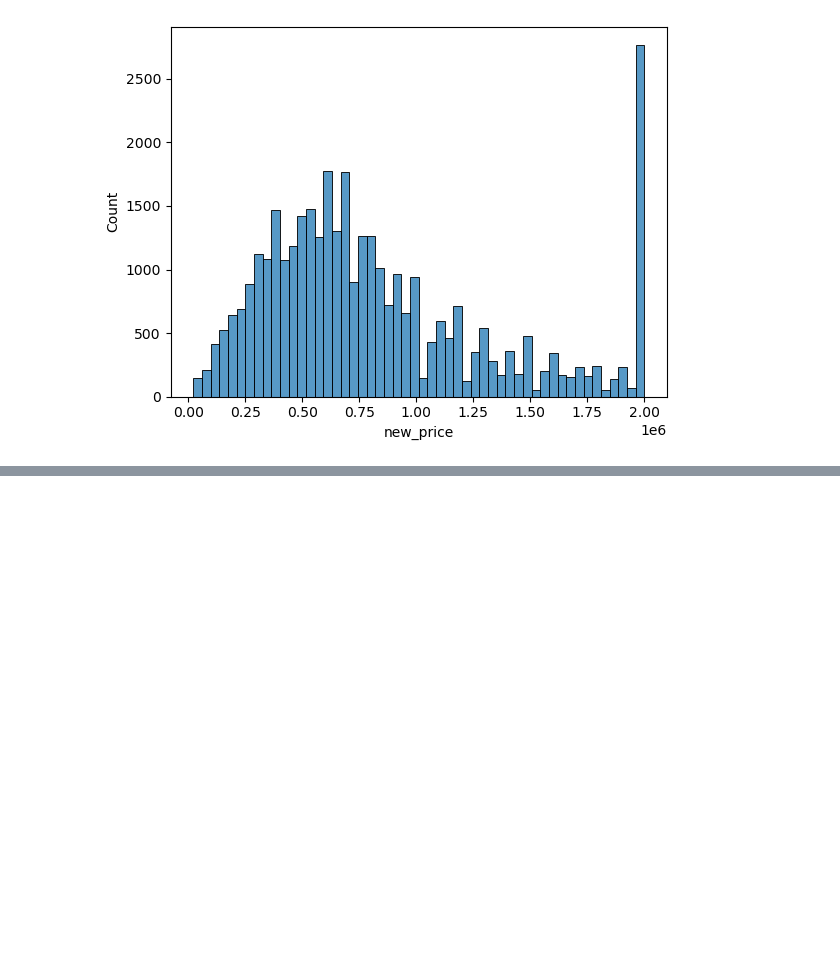
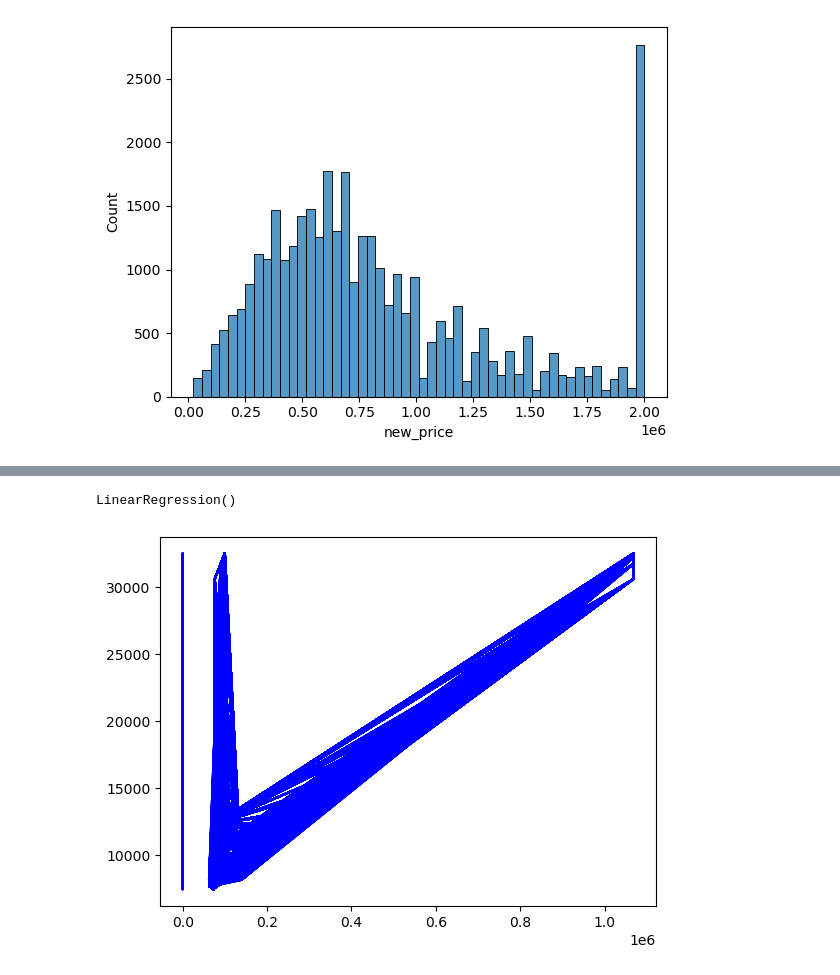
Before and after one commit to Olahubert/Projects, a Jupyter notebook: Predictive Modeling of House Prices in Canada using ML.ipynb, the cells around one changed output, grey strips where cells are left out. Drawn from its saved outputs; the diff is of its cells as text; code cells hidden in the pictures; blank space fills up the shorter version.

```diff
--- a/Predictive Modeling of House Prices in Canada using ML.ipynb
+++ b/Predictive Modeling of House Prices in Canada using ML.ipynb
@@ -249,0 +328,3 @@ Housing
+# %%
+#Convert to 2D
+Y_train = Y_train.reshape(-1,1)
@@ -249,0 +341,3 @@ Housing
+# %%
+#Normalise the data
+Y_train=scaler.fit_transform(Y_train)
@@ -249,0 +354,15 @@ Housing
+# %%
+#Training the model
+from sklearn.linear_model import LinearRegression
+reglin = LinearRegression()
+reglin.fit(X_train,Y_train)
+# %% [output]
+LinearRegression()
+# %%
+#Make a prediction
+Y_pred = reglin.predict(X_test)
+# %%
+plt.plot(X_test,Y_pred, color="blue")
+plt.show()
+# %% [output]
+[figure, added]
```
Also changed, not shown: parts of 20 cells of this notebook.
